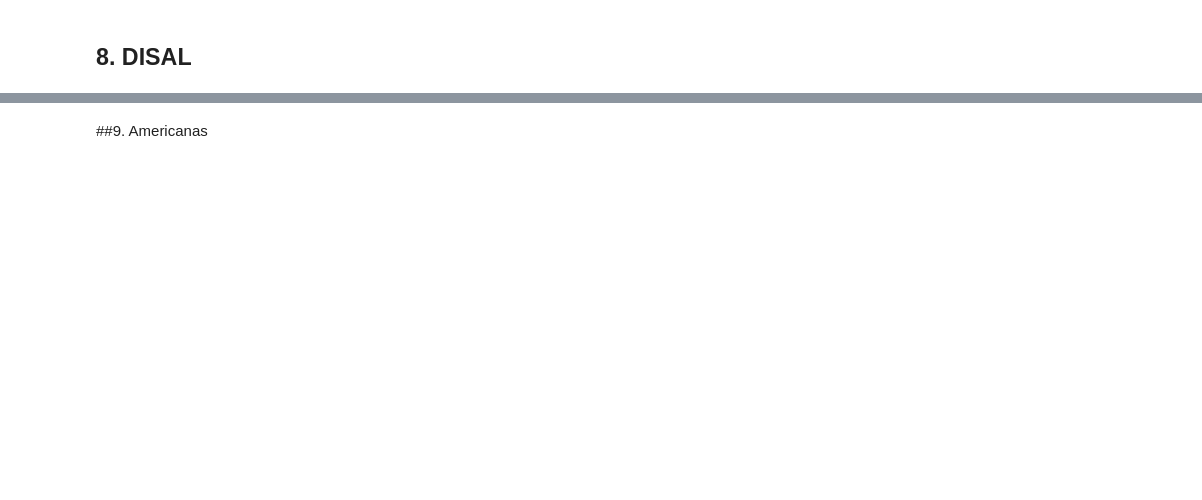
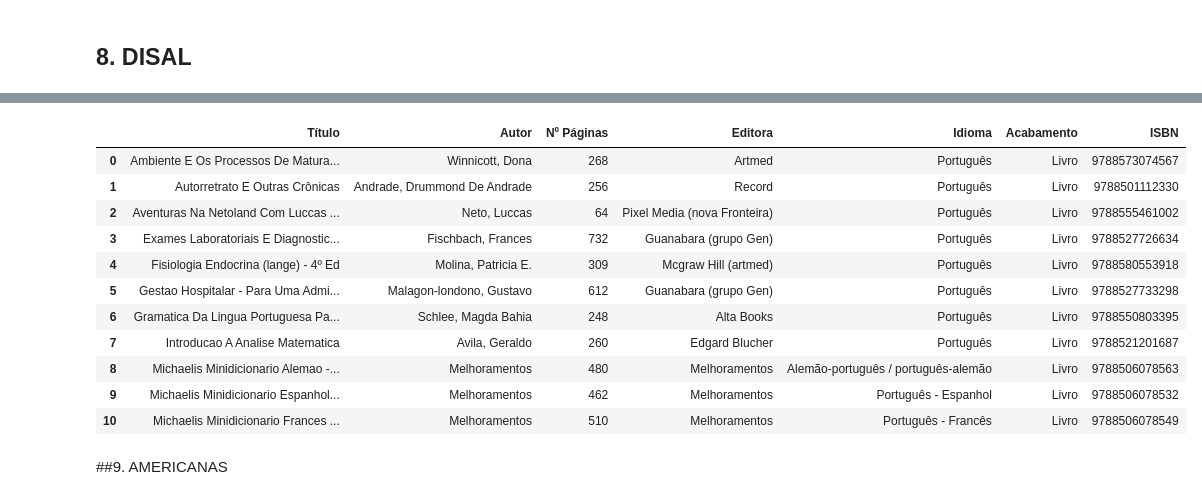
Before and after one commit to cmlins/recuperacaoDeInformacao, a Jupyter notebook: wrapper.ipynb, the cells around one changed output, grey strips where cells are left out. Cells and saved outputs as stored; diff of their text form; code cells hidden in the pictures; blank space fills up the shorter version.

```diff
--- a/wrapper.ipynb
+++ b/wrapper.ipynb
@@ -601,9 +539,21 @@ def disal_single(site):
 
   binding = [info[i+1] for info in infos for i in range(len(info)) if info[i] == 'Encadernação' or info[i] == 'Tipo de produto '][0]
 
-  host = 'Disal'
+  features = [title, author, n_pages, publishing, language, binding, isbn]
 
-  create_df(host, title, author, n_pages, publishing, language, binding, isbn)
+  feats = []
+
+  for subfeature in features:
+    if len(subfeature) == 0:
+      feats.append('')
+    elif isinstance(subfeature, str):
+      feats.append(subfeature)
+    elif len(subfeature) == 1:
+      feats.append(subfeature[0])
+    else:
+      feats.append(subfeature[0])
+
+  return create_df(feats)
 # %%
 disal_urls = [r'/content/drive/My Drive/9periodo/Recuperação de Informação/SITES BAIXADOS (Cris)/Disal/Positivas/Ambiente E Os Processos De Maturacao, O - 9788573074567.html',
               r'/content/drive/My Drive/9periodo/Recuperação de Informação/SITES BAIXADOS (Cris)/Disal/Positivas/Autorretrato E Outras Crônicas - 9788501112330.html',
@@ -616,8 +566,3 @@ disal_urls = [r'/content/drive/My Drive/9periodo/Recuperação de Informaça
               r'/content/drive/My Drive/9periodo/Recuperação de Informação/SITES BAIXADOS (Cris)/Disal/Positivas/Michaelis Minidicionario Alemao - Alemao-portugues - Portugues-alemao - 9788506078563.html',
               r'/content/drive/My Drive/9periodo/Recuperação de Informação/SITES BAIXADOS (Cris)/Disal/Positivas/Michaelis Minidicionario Espanhol - Espanhol-portugues _ Portugues-espanhol - 9788506078532.html',
               r'/content/drive/My Drive/9periodo/Recuperação de Informação/SITES BAIXADOS (Cris)/Disal/Positivas/Michaelis Minidicionario Frances - Frances-portugues _ Portugues-frances - 3a Ed - 9788506078549.html']
-# %%
-for url in disal_urls:
-  print(url)
-  disal_single(url)
-  print('\n')
@@ -644,5 +569,28 @@ for url in disal_urls:
+# %%
+frames = []
+
+for url in disal_urls:
+  frame = disal_single(url)
+  frames.append(frame)
+
+dfs = pd.concat(frames,ignore_index=True)
+# %%
+dfs
+# %% [output]
+|  | Título | Autor | Nº Páginas | Editora | Idioma | Acabamento | ISBN |
+| 0 | Ambiente E Os Processos De Matura... | Winnicott, Dona | 268 | Artmed | Português | Livro | 9788573074567 |
+| 1 | Autorretrato E Outras Crônicas | Andrade, Drummond De Andrade | 256 | Record | Português | Livro | 9788501112330 |
+| 2 | Aventuras Na Netoland Com Luccas ... | Neto, Luccas | 64 | Pixel Media (nova Fronteira) | Português | Livro | 9788555461002 |
+| 3 | Exames Laboratoriais E Diagnostic... | Fischbach, Frances | 732 | Guanabara (grupo Gen) | Português | Livro | 9788527726634 |
+| 4 | Fisiologia Endocrina (lange) - 4º Ed | Molina, Patricia E. | 309 | Mcgraw Hill (artmed) | Português | Livro | 9788580553918 |
+| 5 | Gestao Hospitalar - Para Uma Admi... | Malagon-londono, Gustavo | 612 | Guanabara (grupo Gen) | Português | Livro | 9788527733298 |
+| 6 | Gramatica Da Lingua Portuguesa Pa... | Schlee, Magda Bahia | 248 | Alta Books | Português | Livro | 9788550803395 |
+| 7 | Introducao A Analise Matematica | Avila, Geraldo | 260 | Edgard Blucher | Português | Livro | 9788521201687 |
+| 8 | Michaelis Minidicionario Alemao -... | Melhoramentos | 480 | Melhoramentos | Alemão-português / português-alemão | Livro | 9788506078563 |
+| 9 | Michaelis Minidicionario Espanhol... | Melhoramentos | 462 | Melhoramentos | Português - Espanhol | Livro | 9788506078532 |
+| 10 | Michaelis Minidicionario Frances ... | Melhoramentos | 510 | Melhoramentos | Português - Francês | Livro | 9788506078549 |
 # %% [markdown]
-##9. Americanas
+##9. AMERICANAS
 # %%
 def americanas_single(site):
   soup = bs(open(site), 'html.parser')
```
Also changed, not shown: parts of 45 cells of this notebook.
